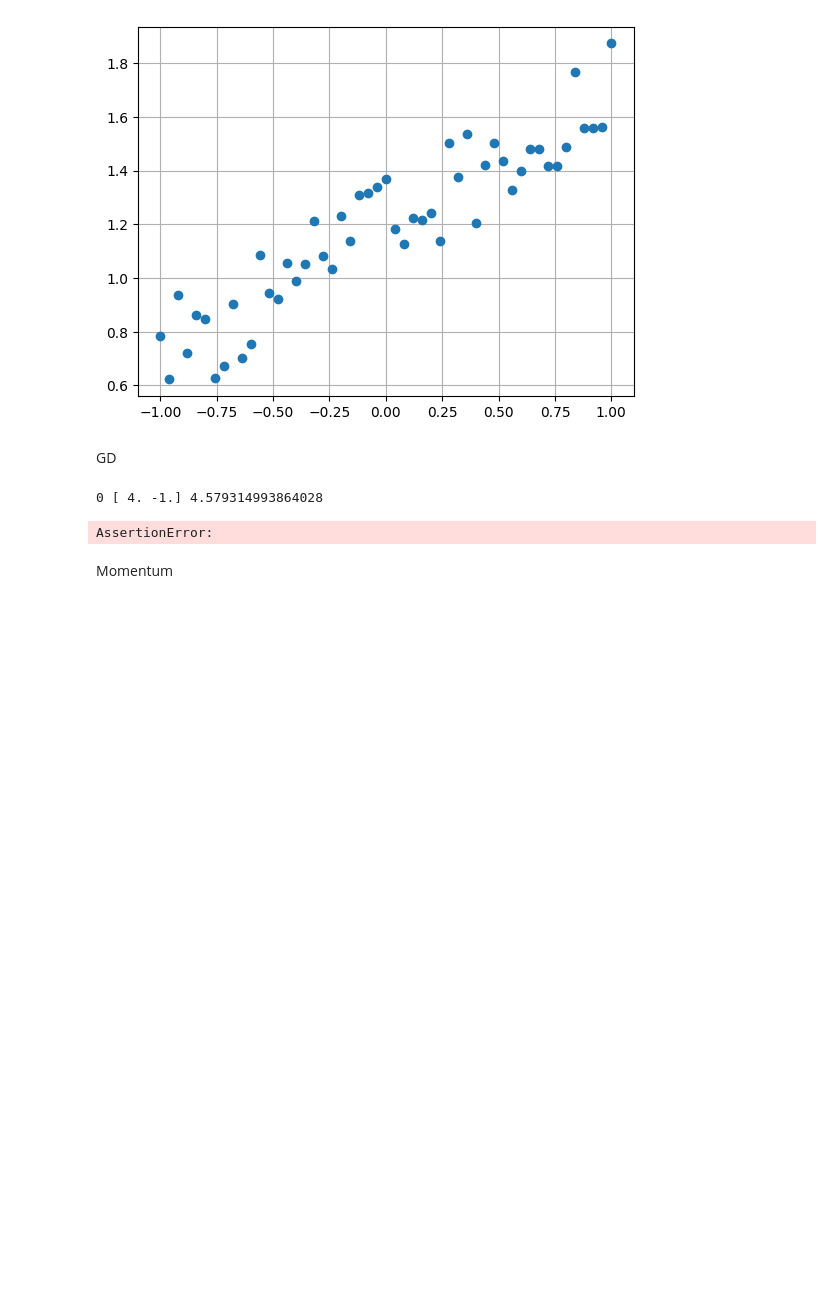
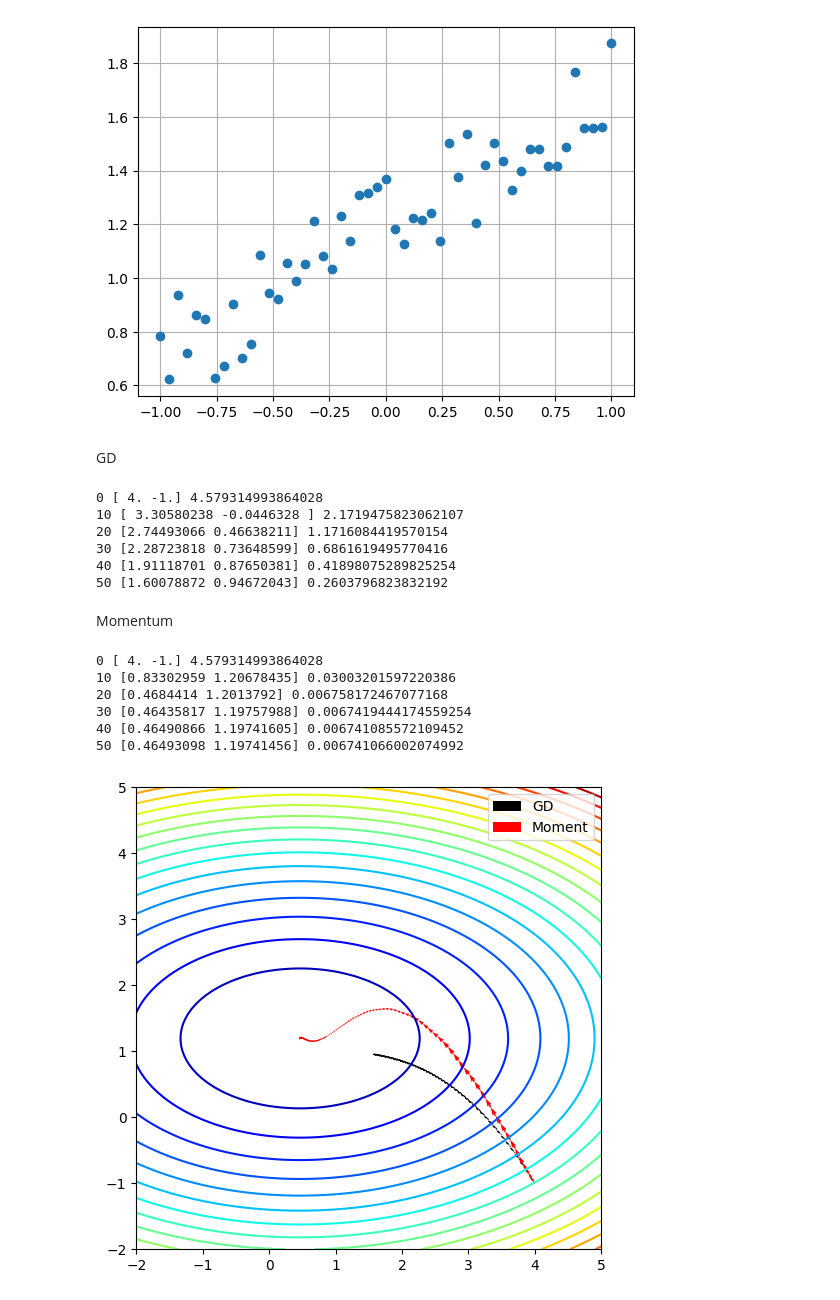
Before and after one commit to otation/my_project, a Jupyter notebook: gradiantEx01.ipynb, the cells around one changed output. Cells and saved outputs as stored; diff of their text form; code cells hidden in the pictures; blank space fills up the shorter version.

```diff
--- a/gradiantEx01.ipynb
+++ b/gradiantEx01.ipynb
@@ -258,13 +258,66 @@ path_sgd = []
 for epoch in range(MaxEpochs):
     if epoch % 10 == 0:
         print(epoch, w0, loss(w0, x_train, y_train))
-    for x_batch, y_train in generate_batches(batch_size, x_train, y_train):
+    for x_batch, y_batch in generate_batches(batch_size, x_train, y_train):
         path_sgd.append(w0)
         grad = loss_grad(w0, x_batch, y_train)
         w1 = w0 - lr*grad
         w0 = w1
 # %% [output]
 0 [ 4. -1.] 4.579314993864028
+10 [ 3.30580238 -0.0446328 ] 2.1719475823062107
+20 [2.74493066 0.46638211] 1.1716084419570154
+30 [2.28723818 0.73648599] 0.6861619495770416
+40 [1.91118701 0.87650381] 0.41898075289825254
+50 [1.60078872 0.94672043] 0.2603796823832192
-AssertionError:
 # %% [markdown]
 Momentum
+# %%
+w0 = np.array([4.0, -1.0])
+path_mm = []
+velocity = np.zeros_like(w0)
+for epoch in range(MaxEpochs):
+    if epoch % 10 == 0:
+        print(epoch, w0, loss(w0, x_train, y_train))
+    for x_batch, y_batch in generate_batches(batch_size, x_train, y_train):
+        path_mm.append(w0)
+        grad = loss_grad(w0, x_batch, y_batch)
+        velocity = alpha*velocity - lr*grad
+        w1 = w0 + velocity
+        w0 = w1
+# %% [output]
+0 [ 4. -1.] 4.579314993864028
+10 [0.83302959 1.20678435] 0.03003201597220386
+20 [0.4684414 1.2013792] 0.006758172467077168
+30 [0.46435817 1.19757988] 0.0067419444174559254
+40 [0.46490866 1.19741605] 0.006741085572109452
+50 [0.46493098 1.19741456] 0.006741066002074992
+# %%
+w0 = np.linspace(-2, 5, 101)
+w1 = np.linspace(-2, 5, 101)
+w0, w1 = np.meshgrid(w0,w1)
+LOSSW = w0*0
+for i in range(w0.shape[0]):
+    for j in range(w0.shape[1]):
+        wij = np.array([w0[i,j], w1[i,j]])
+        LOSSW[i,j] = loss(wij, x_train, y_train)
+
+fig, ax = plt.subplots(figsize=(6,6))
+
+ax.contour(w0, w1, LOSSW, cmap=plt.cm.jet,
+           levels=np.linspace(0, max(LOSSW.flatten()),20))
+paths = path_sgd
+paths = np.array(np.matrix(paths).T)
+ax.quiver(paths[0,:-1], paths[1,:-1], paths[0,1:]-paths[0,:-1],
+          paths[1,1:]-paths[1,:-1],
+          scale_units='xy', angles='xy', scale=1, color='k')
+paths = path_mm
+paths = np.array(np.matrix(paths).T)
+ax.quiver(paths[0,:-1], paths[1,:-1], paths[0,1:]-paths[0,:-1],
+          paths[1,1:]-paths[1,:-1],
+          scale_units='xy', angles='xy', scale=1, color='r')
+
+plt.legend(['GD', 'Moment'])
+plt.show()
+# %% [output]
+[figure, added]
```
